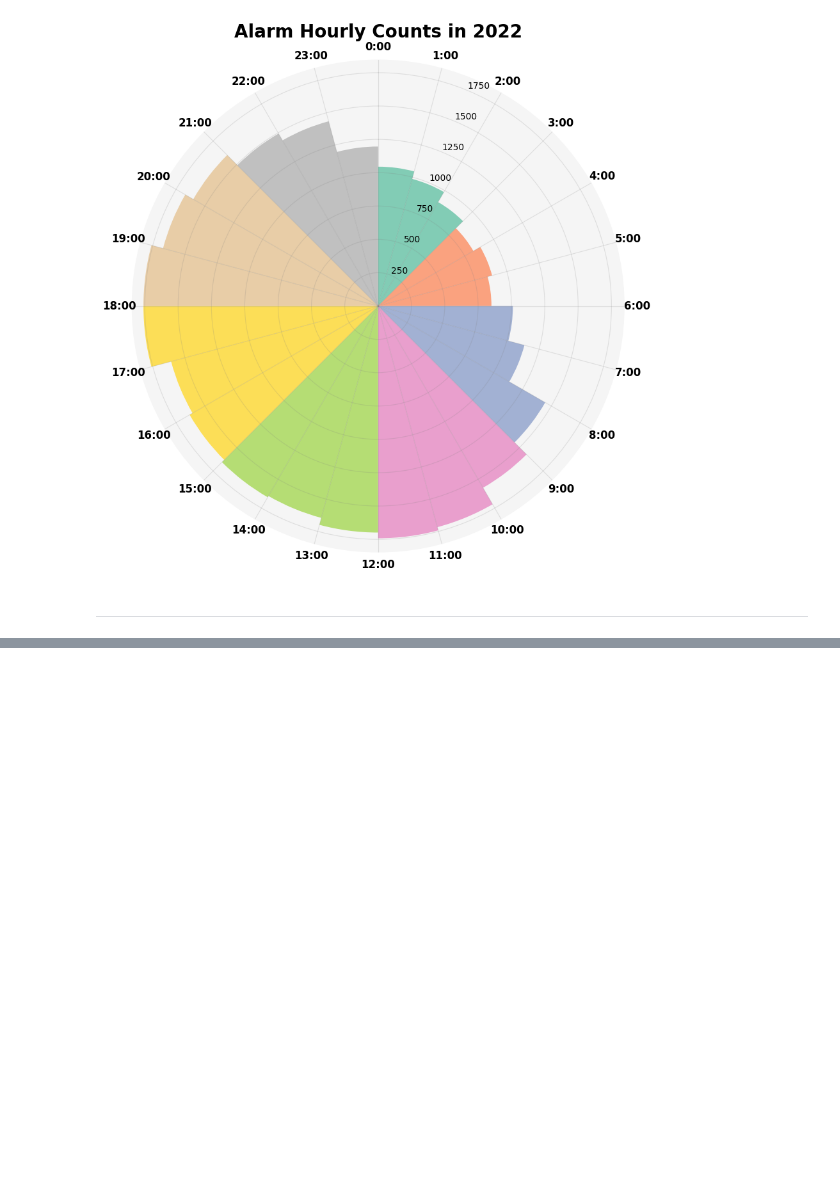
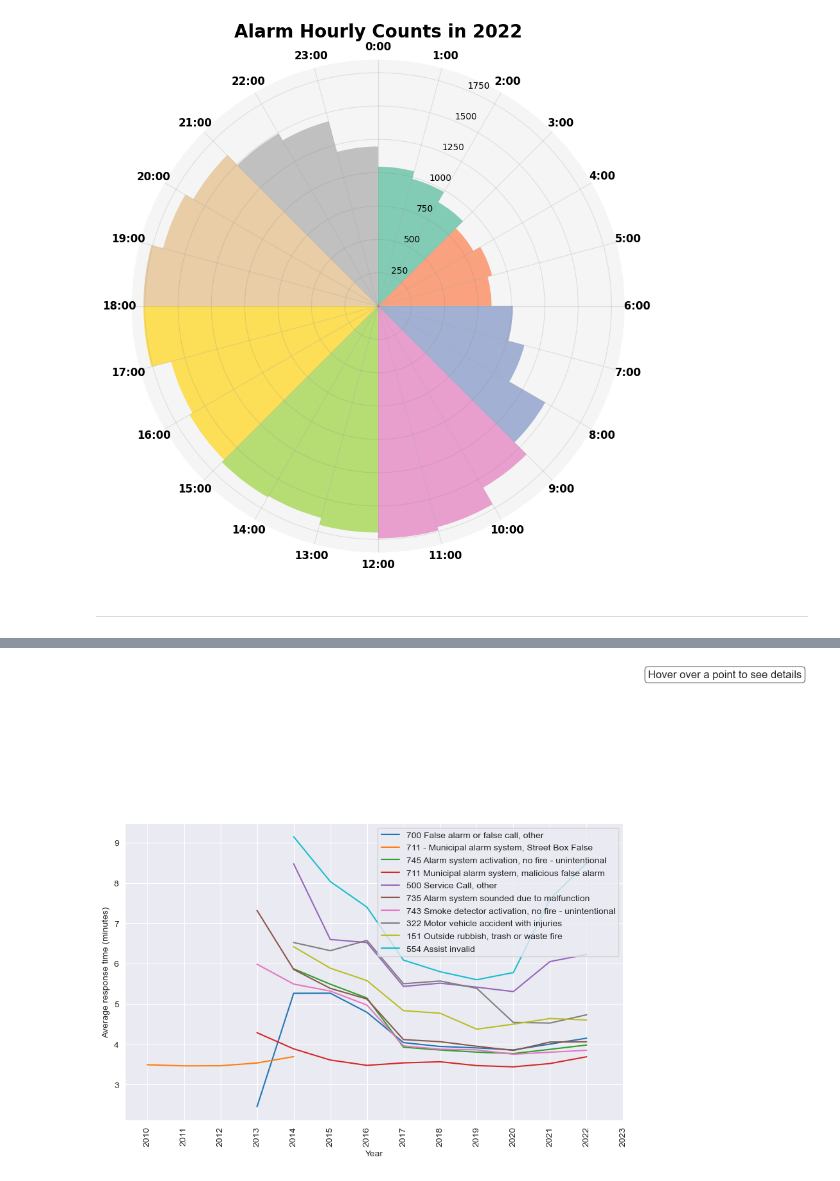
Before and after one commit to Strongside-87/Final_Project, a Jupyter notebook: Final_assigment.ipynb, the cells around one changed output, grey strips where cells are left out. Drawn from its saved outputs; the diff is of its cells as text; code cells hidden in the pictures; blank space fills up the shorter version.

```diff
--- a/Final_assigment.ipynb
+++ b/Final_assigment.ipynb
@@ -837,0 +1030,64 @@ First
+# %%
+# Author Thomas Arildtoft - S193564
+
+# Convert 'Alarm DtTm' column to string
+df['Alarm DtTm'] = df['Alarm DtTm'].astype(str)
+
+# Get top 10 most frequent unique values in 'Primary Situation' column
+top_situations = df['Primary Situation'].value_counts().nlargest(10).index.tolist()
+
+# Replace missing values in 'Arrival DtTm' column with 'Missing'
+df['Arrival DtTm'].fillna('Missing', inplace=True)
+
+# Create dictionary to store data for each situation
+situation_data = {situation: [] for situation in top_situations}
+
+# Loop through each year from 2010 to 2023
+for year in range(2010, 2024):
+    year_rows = df[df['Alarm DtTm'].str.startswith(str(year))]
+    for situation in top_situations:
+        situation_rows = year_rows[year_rows['Primary Situation'] == situation]
+        response_times = []
+        for index, row in situation_rows.iterrows():
+            if row['Arrival DtTm'] != 'Missing': # check for missing values
+                alarm_time = datetime.strptime(row['Alarm DtTm'], '%Y-%m-%d %H:%M:%S')
+                arrival_time = pd.Timestamp.strftime(row['Arrival DtTm'], '%Y-%m-%d %H:%M:%S')
+                arrival_time = datetime.strptime(arrival_time, '%Y-%m-%d %H:%M:%S') # convert to datetime object
+                response_time = (arrival_time - alarm_time).total_seconds() / 60.0
+                response_times.append(response_time)
+        if response_times: # check if list is not empty
+            avg_response_time = sum(response_times) / len(response_times)
+            situation_data[situation].append(avg_response_time)
+        else:
+            situation_data[situation].append(None)
+
+# Plot line chart of average response times for top 10 situations by year
+fig, ax = plt.subplots(figsize=(10, 6))
+
+for situation, data in situation_data.items():
+    ax.plot(range(2010, 2024), data, label=situation)
+
+# Add legend
+ax.legend()
+
+# Add x-axis label and tick labels
+ax.set_xlabel('Year')
+ax.set_xticks(range(2010, 2024))
+ax.set_xticklabels(range(2010, 2024), rotation=90)
+
+# Add y-axis label
+ax.set_ylabel('Average response time (minutes)')
+
+# Add hover effects using mplcursors
+mplcursors.cursor(ax).connect('add', lambda sel: sel.annotation.set_text(f'{sel.artist.get_label()}: {sel.target[1]:.2f} minutes'))
+
+# Add information box outside the chart
+info_text = 'Hover over a point to see details'
+plt.text(1.05, 0.5, info_text, transform=ax.transAxes,
+         bbox=dict(boxstyle='round', facecolor='white', edgecolor='gray'),
+         fontsize=12, ha='left', va='center')
+
+# Show plot
+plt.show()
+# %% [output]
+[figure, added]
```
Also changed, not shown: parts of 20 cells of this notebook, 7 other files.
